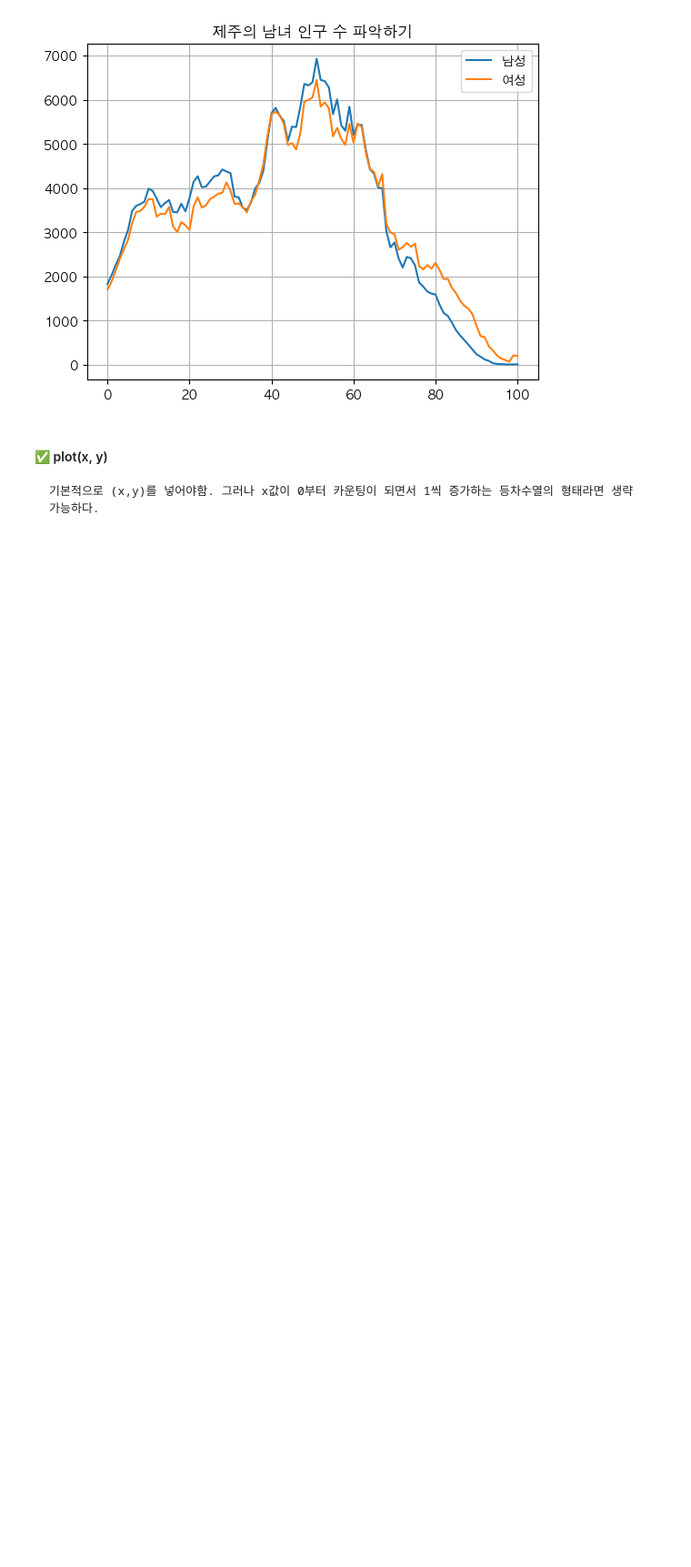
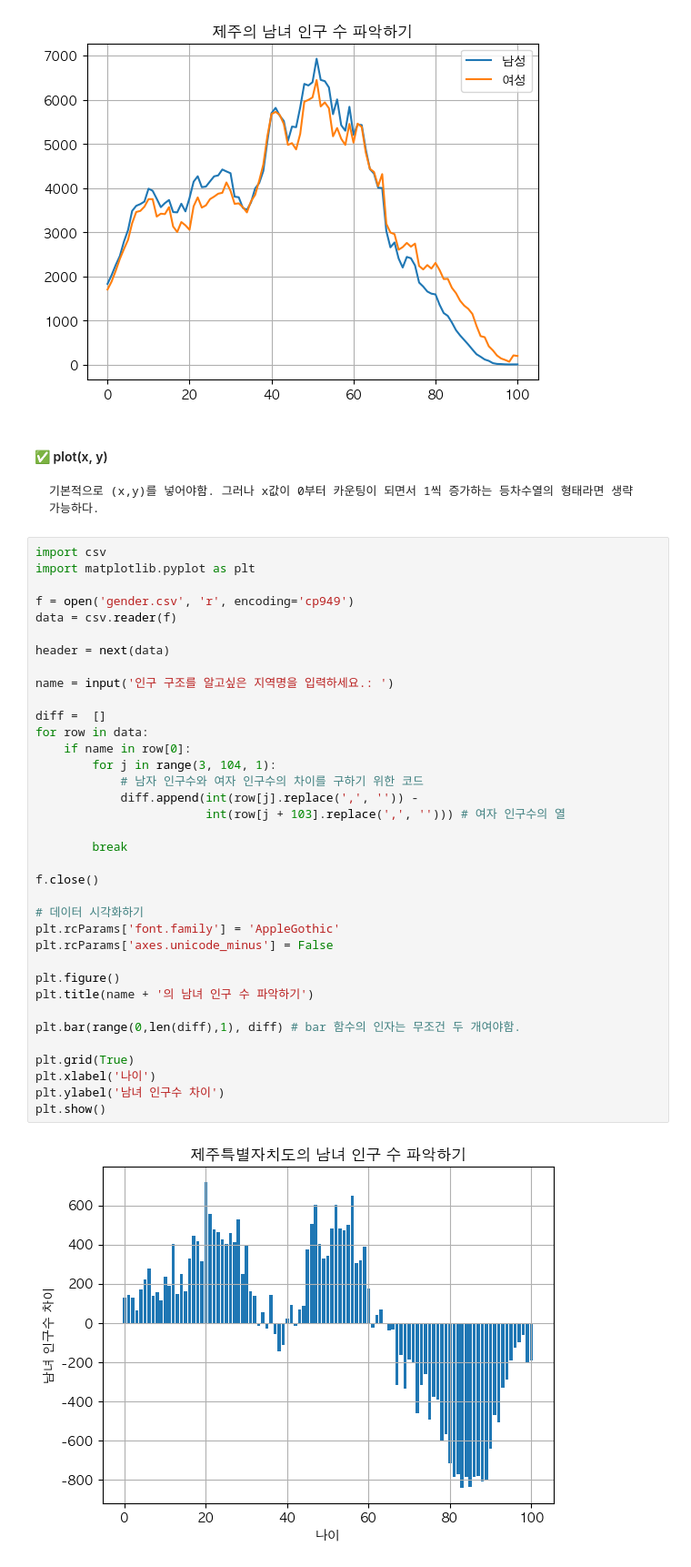
Before and after one commit to Manggee/Data_visualization, a Jupyter notebook: Lecture/Lecture_05/chapter_04.ipynb, the cells around one changed output. Shown: that part at 91% size. Cells and saved outputs as stored; diff of their text form; blank space fills up the shorter version.

```diff
--- a/Lecture/Lecture_05/chapter_04.ipynb
+++ b/Lecture/Lecture_05/chapter_04.ipynb
@@ -42,3 +42,41 @@ plt.show()
 # %% [markdown]
 #### ✅ plot(x, y)
     기본적으로 (x,y)를 넣어야함. 그러나 x값이 0부터 카운팅이 되면서 1씩 증가하는 등차수열의 형태라면 생략 가능하다.
+# %%
+import csv
+import matplotlib.pyplot as plt
+
+f = open('gender.csv', 'r', encoding='cp949')
+data = csv.reader(f)
+
+header = next(data)
+
+name = input('인구 구조를 알고싶은 지역명을 입력하세요.: ')
+
+diff =  []
+for row in data:
+    if name in row[0]:
+        for j in range(3, 104, 1):
+            # 남자 인구수와 여자 인구수의 차이를 구하기 위한 코드
+            diff.append(int(row[j].replace(',', '')) -
+                        int(row[j + 103].replace(',', ''))) # 여자 인구수의 열
+
+        break
+
+f.close()
+
+# 데이터 시각화하기
+plt.rcParams['font.family'] = 'AppleGothic'
+plt.rcParams['axes.unicode_minus'] = False
+
+plt.figure()
+plt.title(name + '의 남녀 인구 수 파악하기')
+
+plt.bar(range(0,len(diff),1), diff) # bar 함수의 인자는 무조건 두 개여야함.
+
+plt.grid(True)
+plt.xlabel('나이')
+plt.ylabel('남녀 인구수 차이')
+plt.show()
+# %% [output]
+[figure, added]
```
Also changed, not shown: parts of 11 cells of this notebook, 7 other files.
